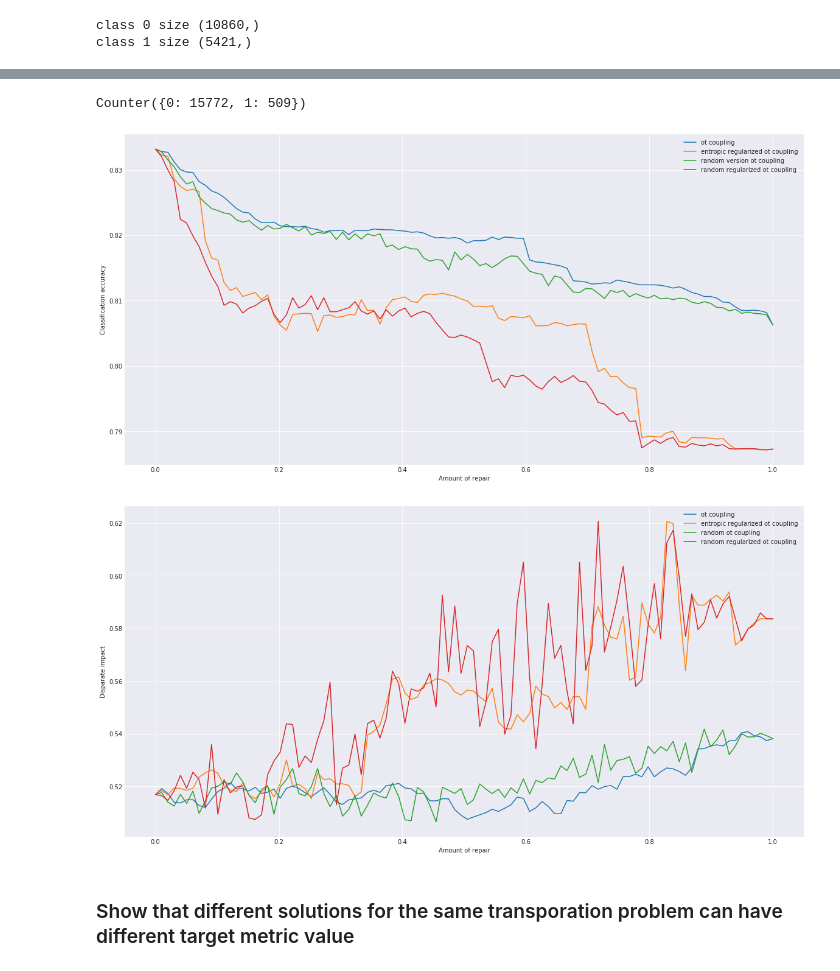
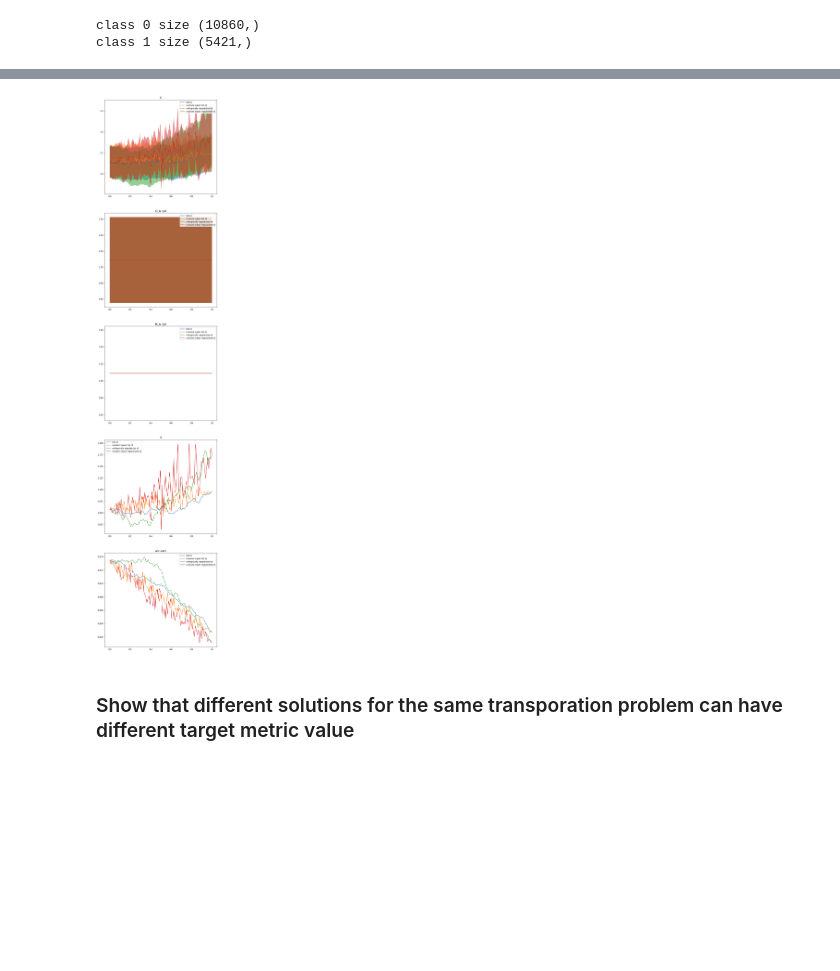
Before and after one commit to grapefroot/ot-numerical-experiments, a Jupyter notebook: notebooks/Experiments.ipynb, the cells around one changed output, grey strips where cells are left out. Cells and saved outputs as stored; diff of their text form; code cells hidden in the pictures; blank space fills up the shorter version.

```diff
--- a/notebooks/Experiments.ipynb
+++ b/notebooks/Experiments.ipynb
@@ -245,18 +305,23 @@ evlauation = evaluate_repair(data_test[gender_test == 'Male'], data_test[gender_
+# %%
+evaluation_2 = evaluate_repair(data_test[gender_test == positive_label], data_test[gender_test == negative_label], y_first, y_second, random_repair_func, clf, name='random repair full ot')#
+# %%
+evaluation_3 = evaluate_repair(data_test[gender_test == positive_label], data_test[gender_test == negative_label], y_first, y_second, partial_repair_reg_func, clf, name='entropically regularized ot')
+# %%
+evaluation_4 = evaluate_repair(data_test[gender_test == positive_label], data_test[gender_test == negative_label], y_first, y_second, random_repair_reg_func, clf, name='random repair regularized ot')
 # %%
 def plot_metrics(metric_dicts, what_to_plot=None):
     """
     Metric dicts: List[dict] - list of dictionaries corresponding to metrics
     what_to_plot: List[str] - list of metric names
     """
+    if not isinstance(metric_dicts, list):
+        metric_dicts = [metric_dicts]
 
     if what_to_plot is None:
-        what_to_plot = list(metric_dicts.keys() - ['name'])
+        what_to_plot = list(metric_dicts[0].keys() - ['name'])
 
     if not isinstance(what_to_plot, list):
         what_to_plot = [what_to_plot]
-
-    if not isinstance(metric_dicts, list):
-        metric_dicts = [metric_dicts]
 
     fix, axes = plt.subplots(nrows=len(what_to_plot), ncols=1, figsize=(10, 10*len(what_to_plot)))
 
@@ -362,34 +341,7 @@ with sns.axes_style('darkgrid'):
-# %%
-Counter(clf.predict(X_new))
-# %% [output]
-Counter({0: 15772, 1: 509})
-# %%
-with sns.axes_style('darkgrid'):
-    plt.figure(figsize=(20, 10))
-    plt.plot(np.linspace(0, 1, num), acs, label='ot coupling')
-    plt.plot(np.linspace(0, 1, num), acs_1, label='entropic regularized ot coupling')
-    plt.plot(np.linspace(0, 1, num), acs_2, label='random version ot coupling')
-    plt.plot(np.linspace(0, 1, num), acs_3, label='random regularized ot coupling')
-    plt.xlabel('Amount of repair')
-    plt.ylabel('Classification accuracy')
-    plt.savefig('./accuracy_comparison.png', bbox_inches='tight')
-    plt.legend()
-# %% [output]
-[figure, removed]
-# %%
-with sns.axes_style('darkgrid'):
-    plt.figure(figsize=(20, 10))
-    plt.plot(np.linspace(0, 1, num), dims, label='ot coupling')
-    plt.plot(np.linspace(0, 1, num), dims_1, label='entropic regularized ot coupling')
-    plt.plot(np.linspace(0, 1, num), dims_2, label='random ot coupling')
-    plt.plot(np.linspace(0, 1, num), dims_3, label='random regularized ot coupling')
-    plt.legend()
-    plt.xlabel('Amount of repair')
-    plt.ylabel('Disparate impact')
-    plt.savefig('./disparate_impact_comparison.png', bbox_inches='tight')
-    plt.show()
-# %% [output]
-[figure, removed]
+# %%
+plot_metrics([evaluation_1, evaluation_2, evaluation_3, evaluation_4])
+# %% [output]
+[figure, added]
 # %% [markdown]
 ### Show that different solutions for the same transporation problem can have different target metric value
 # %% [markdown]
```
Also changed, not shown: parts of 38 cells of this notebook, 1 other file.
